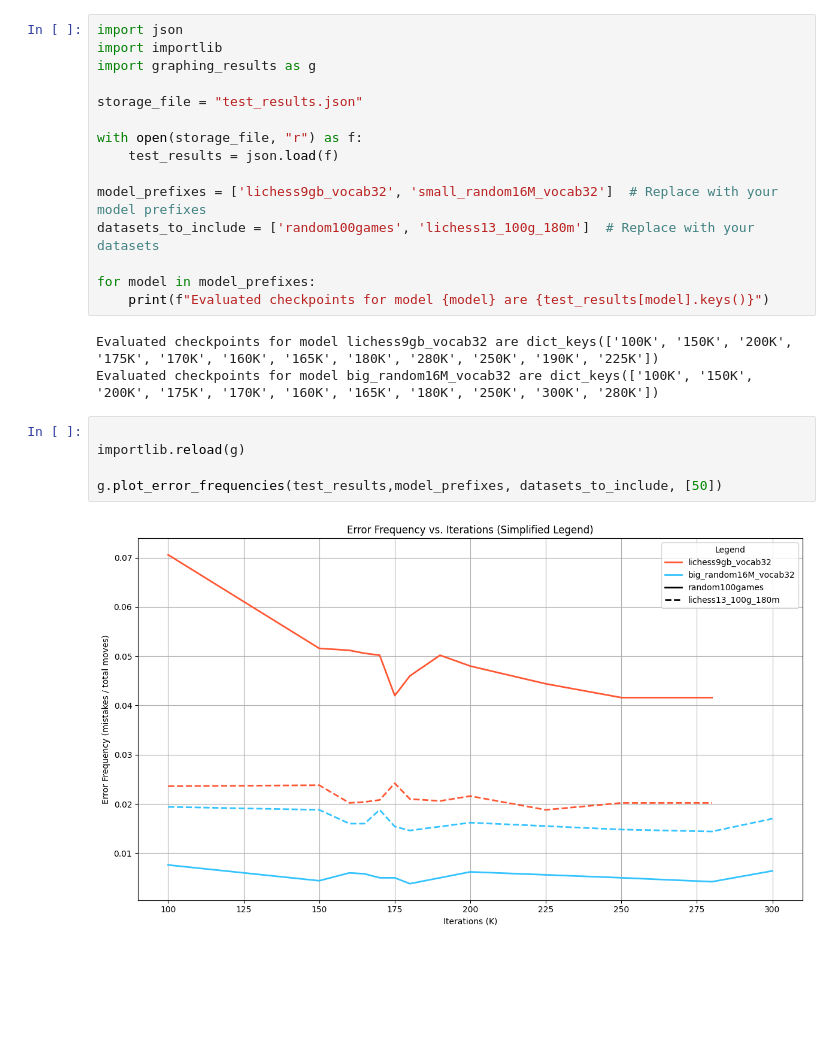
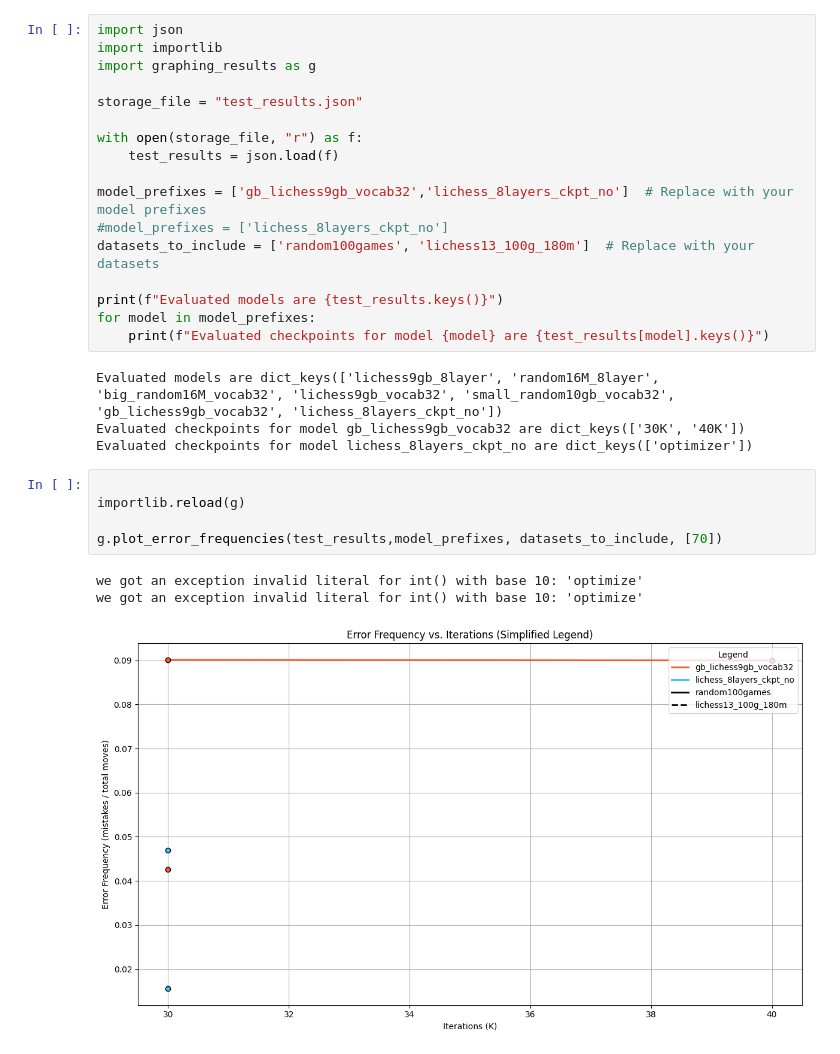
Before and after one commit to MarcosElFlamenco/train_chessGPT, a Jupyter notebook: evaluation/view_benchmark.ipynb, the cells around one changed output. Cells and saved outputs as stored; diff of their text form; blank space fills up the shorter version.

Commit message:
making smart dataset

```diff
--- a/evaluation/view_benchmark.ipynb
+++ b/evaluation/view_benchmark.ipynb
@@ -8,21 +8,26 @@ storage_file = "test_results.json"
 with open(storage_file, "r") as f:
     test_results = json.load(f)
 
-model_prefixes = ['lichess9gb_vocab32', 'small_random16M_vocab32']  # Replace with your model prefixes
+model_prefixes = ['gb_lichess9gb_vocab32','lichess_8layers_ckpt_no']  # Replace with your model prefixes
+#model_prefixes = ['lichess_8layers_ckpt_no']
 datasets_to_include = ['random100games', 'lichess13_100g_180m']  # Replace with your datasets
 
+print(f"Evaluated models are {test_results.keys()}")
 for model in model_prefixes:
     print(f"Evaluated checkpoints for model {model} are {test_results[model].keys()}")
 # %% [output]
-Evaluated checkpoints for model lichess9gb_vocab32 are dict_keys(['100K', '150K', '200K', '175K', '170K', '160K', '165K', '180K', '280K', '250K', '190K', '225K'])
-Evaluated checkpoints for model big_random16M_vocab32 are dict_keys(['100K', '150K', '200K', '175K', '170K', '160K', '165K', '180K', '250K', '300K', '280K'])
+Evaluated models are dict_keys(['lichess9gb_8layer', 'random16M_8layer', 'big_random16M_vocab32', 'lichess9gb_vocab32', 'small_random10gb_vocab32', 'gb_lichess9gb_vocab32', 'lichess_8layers_ckpt_no'])
+Evaluated checkpoints for model gb_lichess9gb_vocab32 are dict_keys(['30K', '40K'])
+Evaluated checkpoints for model lichess_8layers_ckpt_no are dict_keys(['optimizer'])
 # %%
 
 importlib.reload(g)
 
-g.plot_error_frequencies(test_results,model_prefixes, datasets_to_include, [50])
+g.plot_error_frequencies(test_results,model_prefixes, datasets_to_include, [70])
 # %% [output]
+we got an exception invalid literal for int() with base 10: 'optimize'
+we got an exception invalid literal for int() with base 10: 'optimize'
-[figure, old version]
+[figure, new version]
 # %%
 importlib.reload(g)
 
```
Also changed, not shown: parts of 1 cell of this notebook, 9 other files.
